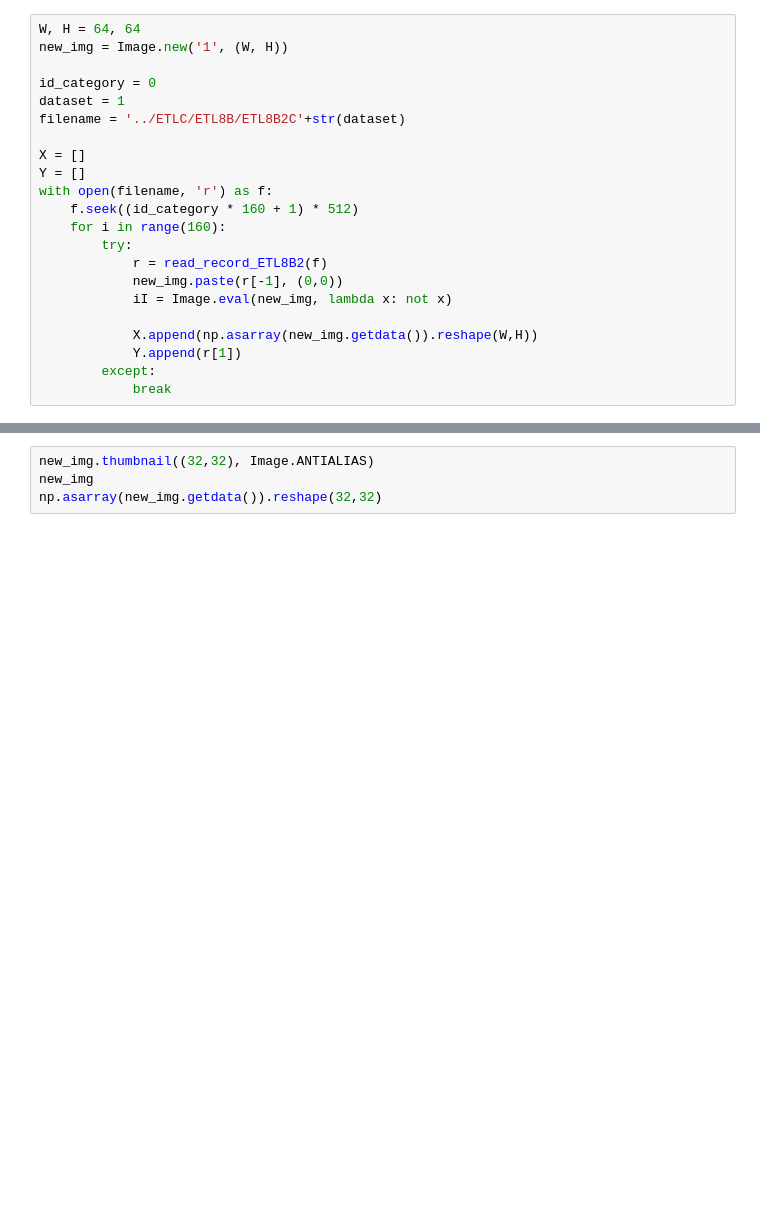
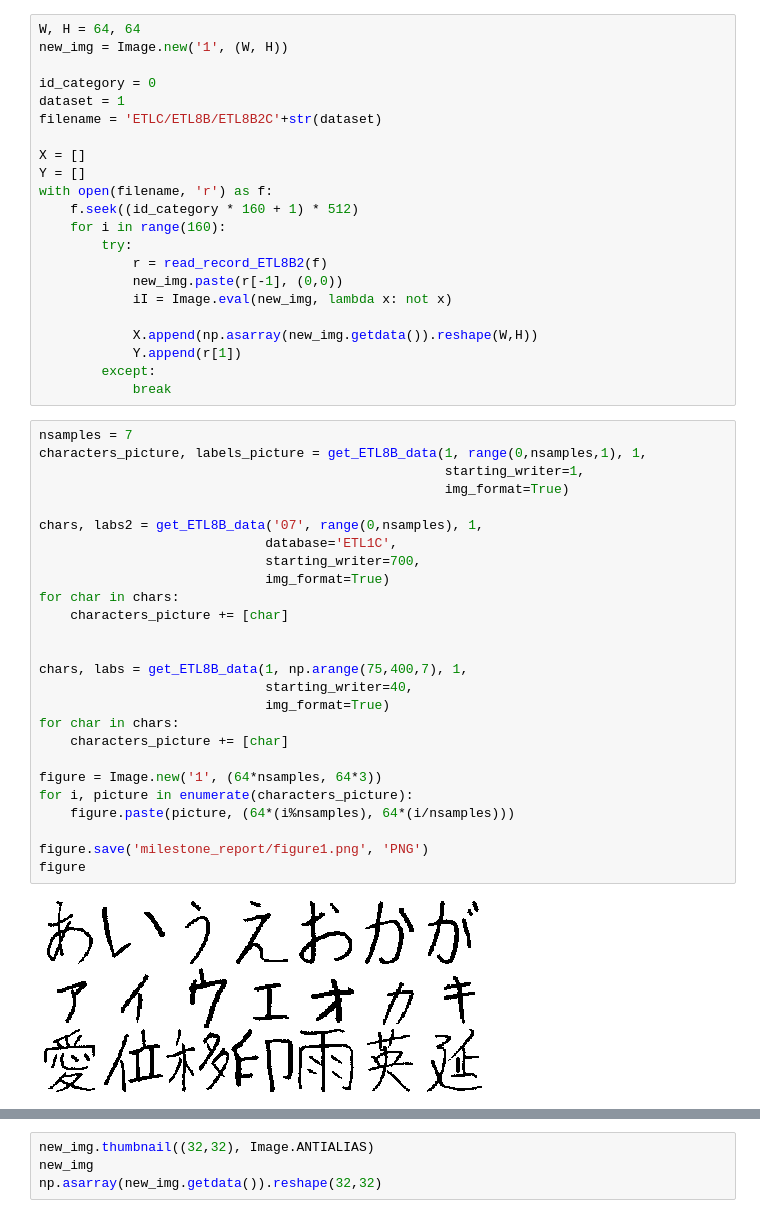
Before and after one commit to charlietsai/japanese-handwriting-nn, a Jupyter notebook: test_read_images.ipynb, the cells around one changed output, grey strips where cells are left out. Drawn from its saved outputs; the diff is of its cells as text; blank space fills up the shorter version.

```diff
--- a/test_read_images.ipynb
+++ b/test_read_images.ipynb
@@ -18,7 +21,7 @@ new_img = Image.new('1', (W, H))
 
 id_category = 0
 dataset = 1
-filename = '../ETLC/ETL8B/ETL8B2C'+str(dataset)
+filename = 'ETLC/ETL8B/ETL8B2C'+str(dataset)
 
 X = []
 Y = []
@@ -34,3 +37,31 @@ with open(filename, 'r') as f:
             Y.append(r[1])
         except:
             break
+# %%
+nsamples = 7
+characters_picture, labels_picture = get_ETL8B_data(1, range(0,nsamples,1), 1,
+                                                    starting_writer=1,
+                                                    img_format=True)
+
+chars, labs2 = get_ETL8B_data('07', range(0,nsamples), 1,
+                             database='ETL1C',
+                             starting_writer=700,
+                             img_format=True)
+for char in chars:
+    characters_picture += [char]
+
+
+chars, labs = get_ETL8B_data(1, np.arange(75,400,7), 1,
+                             starting_writer=40,
+                             img_format=True)
+for char in chars:
+    characters_picture += [char]
+
+figure = Image.new('1', (64*nsamples, 64*3))
+for i, picture in enumerate(characters_picture):
+    figure.paste(picture, (64*(i%nsamples), 64*(i/nsamples)))
+
+figure.save('milestone_report/figure1.png', 'PNG')
+figure
+# %% [output]
+[figure, added]
```
Also changed, not shown: parts of 16 cells of this notebook, 1 other file.
